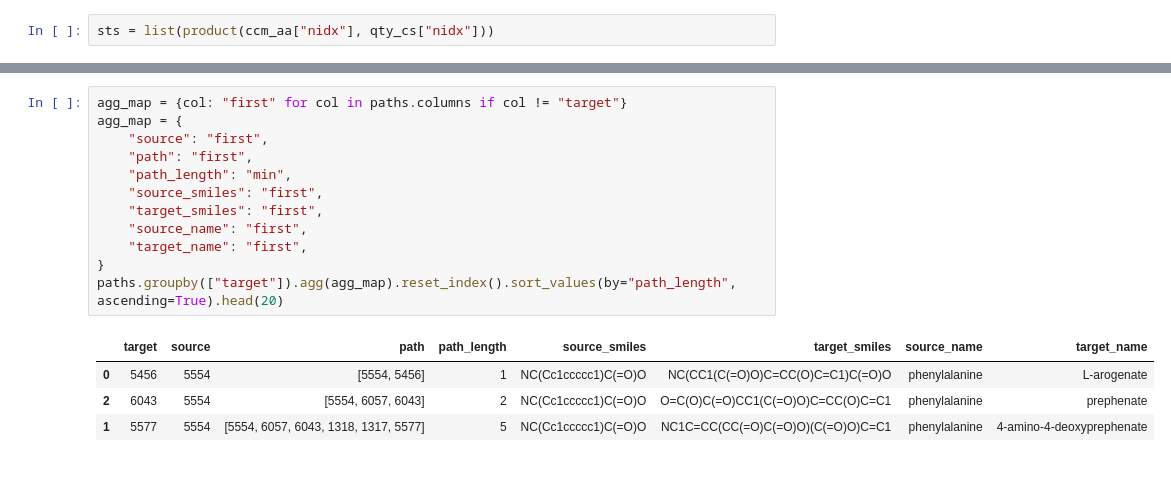
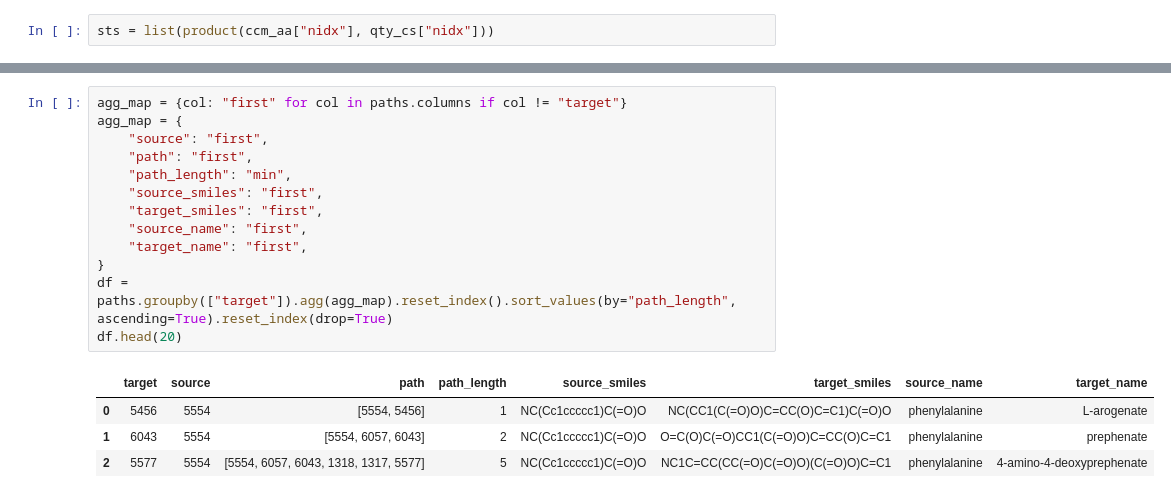
Before and after one commit to stefanpate/krxns, a Jupyter notebook: notebooks/known_paths_qty_c.ipynb, the cells around one changed output, grey strips where cells are left out. Drawn from its saved outputs; the diff is of its cells as text.

```diff
--- a/notebooks/known_paths_qty_c.ipynb
+++ b/notebooks/known_paths_qty_c.ipynb
@@ -147,17 +144,18 @@ paths.head(20)
 # %%
 agg_map = {col: "first" for col in paths.columns if col != "target"}
 agg_map = {
     "source": "first",
     "path": "first",
     "path_length": "min",
     "source_smiles": "first",
     "target_smiles": "first",
     "source_name": "first",
     "target_name": "first",
 }
-paths.groupby(["target"]).agg(agg_map).reset_index().sort_values(by="path_length", ascending=True).head(20)
+df = paths.groupby(["target"]).agg(agg_map).reset_index().sort_values(by="path_length", ascending=True).reset_index(drop=True)
+df.head(20)
 # %% [output]
 |  | target | source | path | path_length | source_smiles | target_smiles | source_name | target_name |
 | 0 | 5456 | 5554 | [5554, 5456] | 1 | NC(Cc1ccccc1)C(=O)O | NC(CC1(C(=O)O)C=CC(O)C=C1)C(=O)O | phenylalanine | L-arogenate |
-| 2 | 6043 | 5554 | [5554, 6057, 6043] | 2 | NC(Cc1ccccc1)C(=O)O | O=C(O)C(=O)CC1(C(=O)O)C=CC(O)C=C1 | phenylalanine | prephenate |
-| 1 | 5577 | 5554 | [5554, 6057, 6043, 1318, 1317, 5577] | 5 | NC(Cc1ccccc1)C(=O)O | NC1C=CC(CC(=O)C(=O)O)(C(=O)O)C=C1 | phenylalanine | 4-amino-4-deoxyprephenate |
+| 1 | 6043 | 5554 | [5554, 6057, 6043] | 2 | NC(Cc1ccccc1)C(=O)O | O=C(O)C(=O)CC1(C(=O)O)C=CC(O)C=C1 | phenylalanine | prephenate |
+| 2 | 5577 | 5554 | [5554, 6057, 6043, 1318, 1317, 5577] | 5 | NC(Cc1ccccc1)C(=O)O | NC1C=CC(CC(=O)C(=O)O)(C(=O)O)C=C1 | phenylalanine | 4-amino-4-deoxyprephenate |
```
Also changed, not shown: parts of 7 cells of this notebook, 8 other files.
